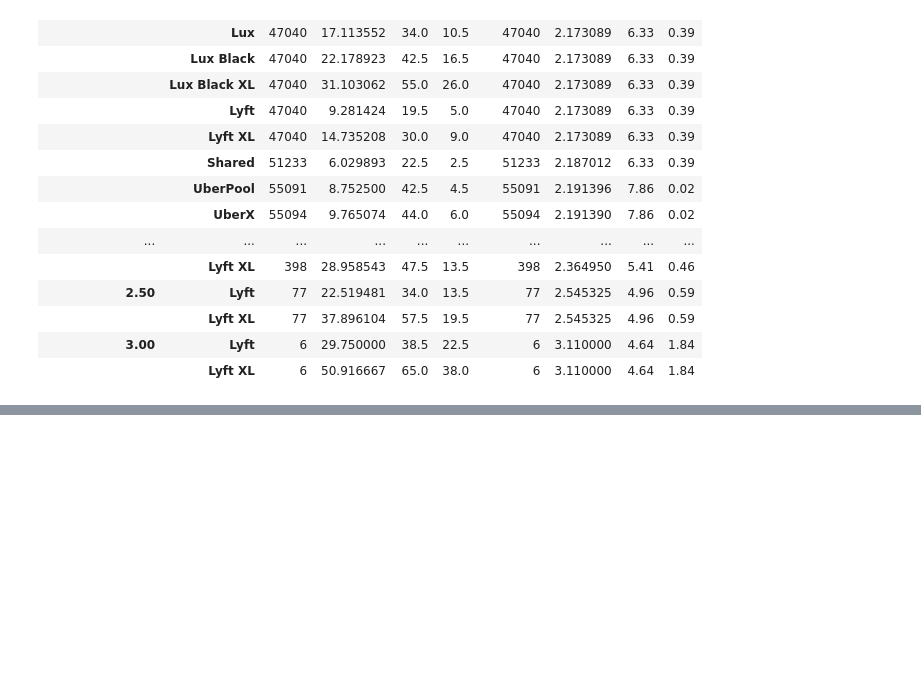
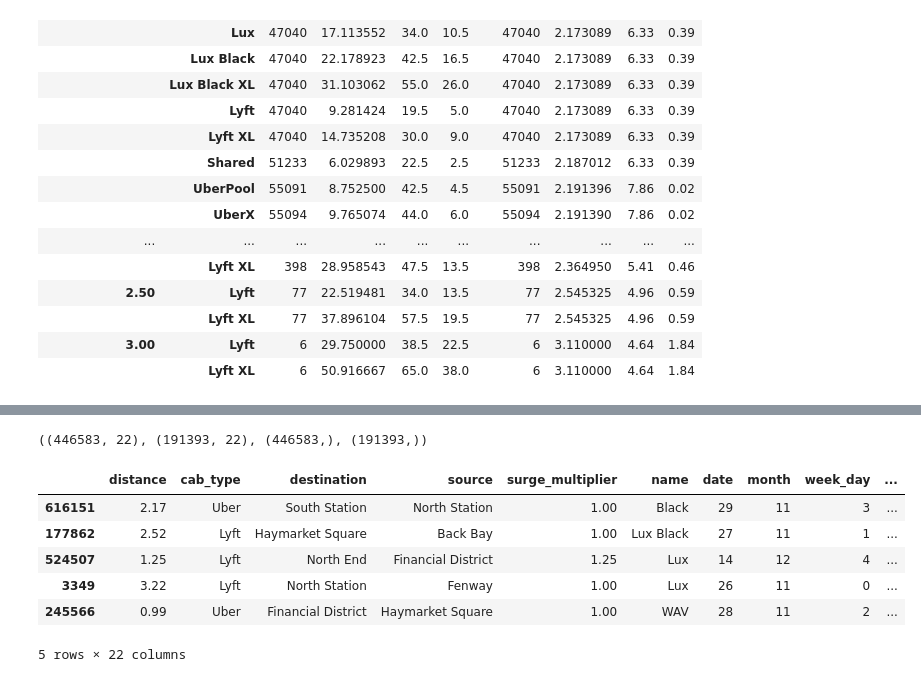
Before and after one commit to mkr9395/nyc-taxi-fare-prediction, a Jupyter notebook: notebooks/data_cleaning.ipynb, the cells around one changed output, grey strips where cells are left out. Cells and saved outputs as stored; diff of their text form; code cells hidden in the pictures; blank space fills up the shorter version.

```diff
--- a/notebooks/data_cleaning.ipynb
+++ b/notebooks/data_cleaning.ipynb
@@ -784,7 +784,7 @@ destination_df = source_df.rename(columns=
                                    'source_pressure' :	'destination_pressure',
                                    'source_rain' : 'destination_rain',
                                    'source_humidity' : 'destination_humidity',
-                                   'source_wind' : 'destination_rain'
+                                   'source_wind' : 'destination_wind'
                                    }
 )
 destination_df
@@ -1001,0 +1024,3 @@ new_df.groupby(['surge_multiplier','name']).agg({
+# %%
+X = new_df.drop(columns='price')
+y = new_df['price']
@@ -1001,0 +1098,16 @@ new_df.groupby(['surge_multiplier','name']).agg({
+# %%
+X_train, X_test, y_train, y_test = train_test_split(X,y,test_size=0.3,random_state=42)
+# %%
+X_train.shape, X_test.shape, y_train.shape, y_test.shape
+# %% [output]
+((446583, 22), (191393, 22), (446583,), (191393,))
+# %%
+X_train.head()
+# %% [output]
+|  | distance | cab_type | destination | source | surge_multiplier | name | date | month | week_day | ... |
+| 616151 | 2.17 | Uber | South Station | North Station | 1.00 | Black | 29 | 11 | 3 | ... |
+| 177862 | 2.52 | Lyft | Haymarket Square | Back Bay | 1.00 | Lux Black | 27 | 11 | 1 | ... |
+| 524507 | 1.25 | Lyft | North End | Financial District | 1.25 | Lux | 14 | 12 | 4 | ... |
+| 3349 | 3.22 | Lyft | North Station | Fenway | 1.00 | Lux | 26 | 11 | 0 | ... |
+| 245566 | 0.99 | Uber | Financial District | Haymarket Square | 1.00 | WAV | 28 | 11 | 2 | ... |
+5 rows × 22 columns
```
Also changed, not shown: parts of 35 cells of this notebook.
